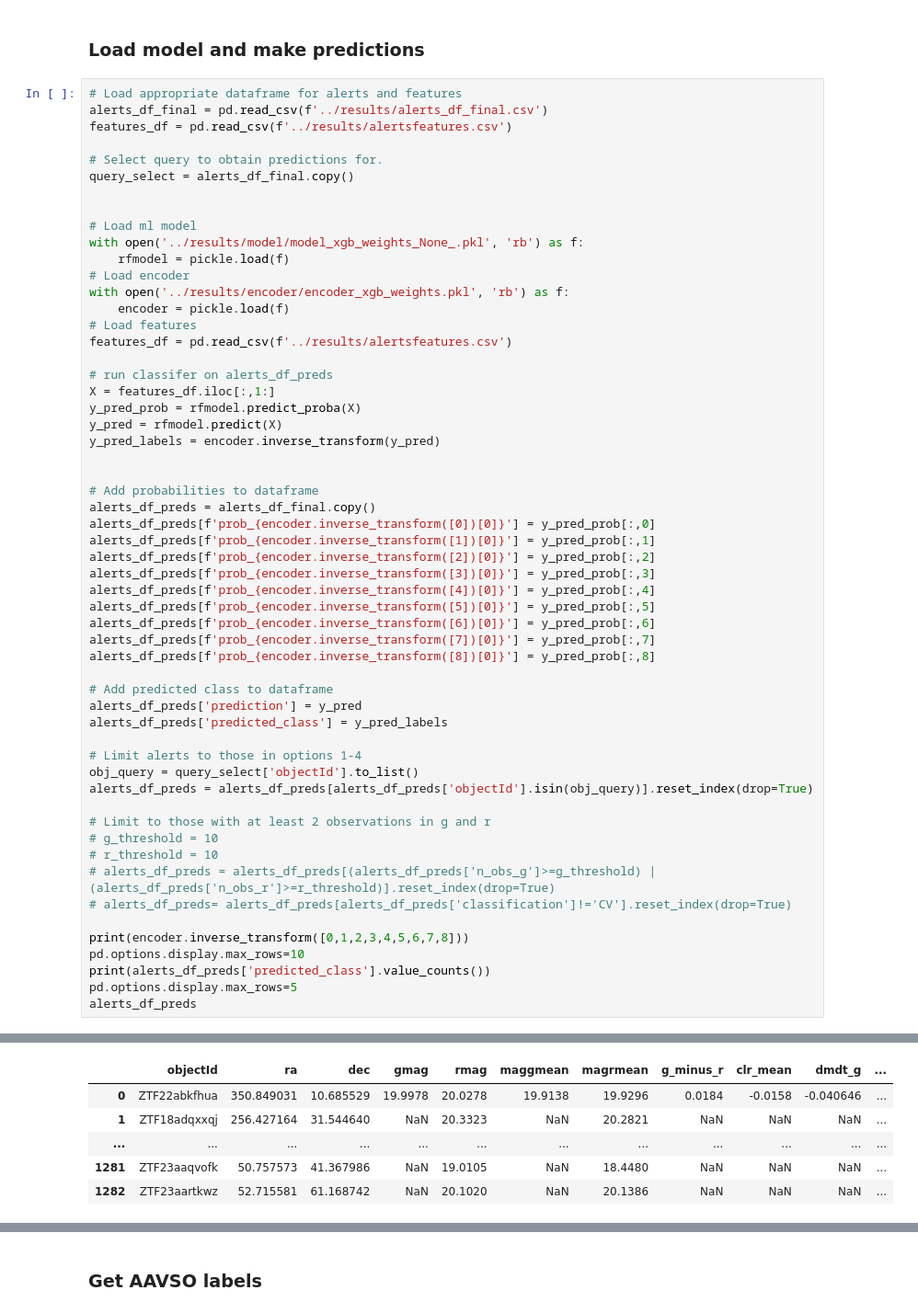
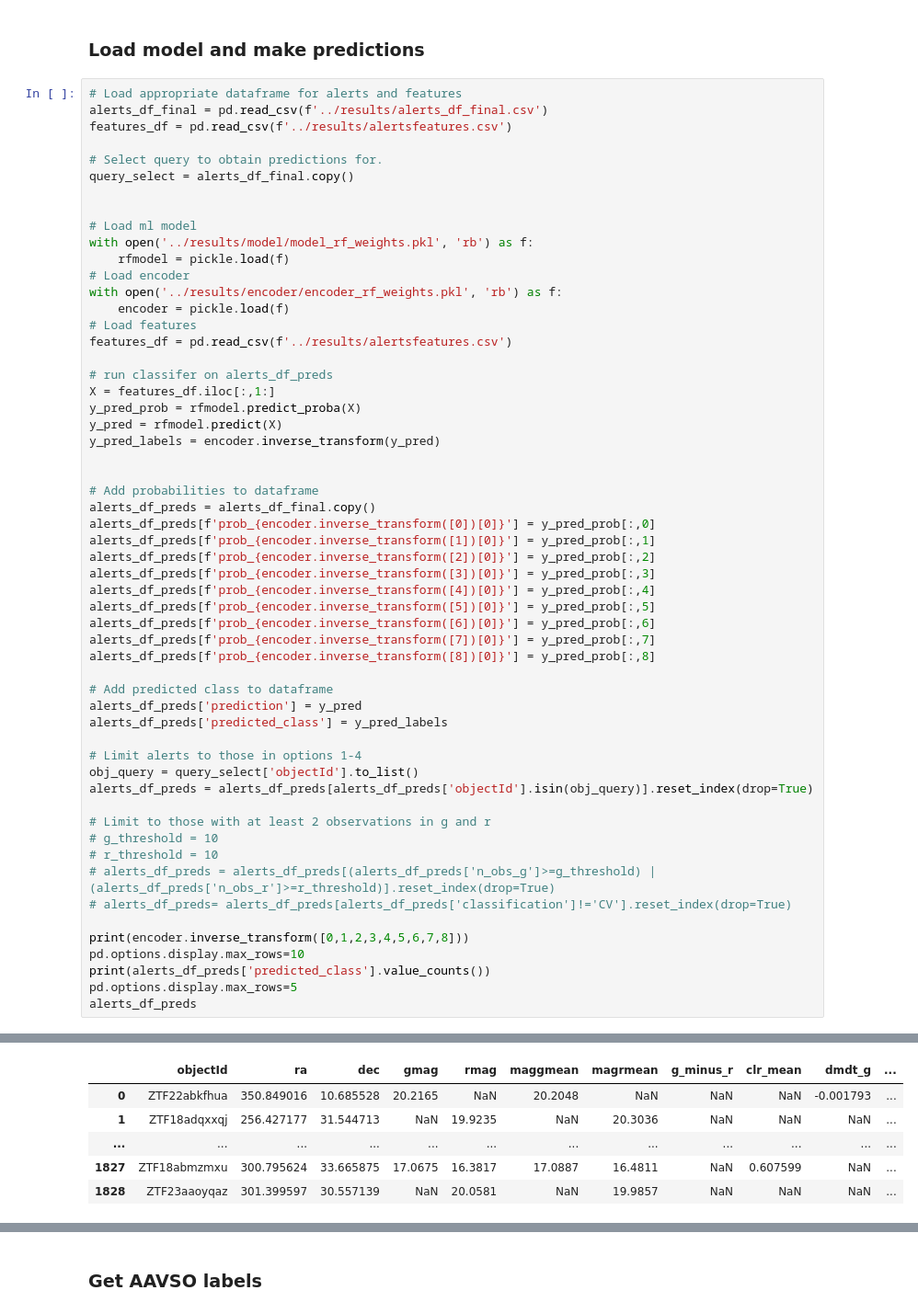
Before and after one commit to dharmesh1007/ZTF_code, a Jupyter notebook: source/8-lasair_filter.ipynb, the cells around one changed output, grey strips where cells are left out. Shown at 92% size. Cells and saved outputs as stored; diff of their text form.

```diff
--- a/source/8-lasair_filter.ipynb
+++ b/source/8-lasair_filter.ipynb
@@ -748,10 +748,10 @@ query_select = alerts_df_final.copy()
 
 
 # Load ml model
-with open('../results/model/model_xgb_weights_None_.pkl', 'rb') as f:
+with open('../results/model/model_rf_weights.pkl', 'rb') as f:
     rfmodel = pickle.load(f)
 # Load encoder
-with open('../results/encoder/encoder_xgb_weights.pkl', 'rb') as f:
+with open('../results/encoder/encoder_rf_weights.pkl', 'rb') as f:
     encoder = pickle.load(f)
 # Load features
 features_df = pd.read_csv(f'../results/alertsfeatures.csv')
@@ -809,7 +809,7 @@ int_polar              6
 Name: predicted_class, dtype: int64
 |  | objectId | ra | dec | gmag | rmag | maggmean | magrmean | g_minus_r | clr_mean | dmdt_g | ... |
-| 0 | ZTF22abkfhua | 350.849031 | 10.685529 | 19.9978 | 20.0278 | 19.9138 | 19.9296 | 0.0184 | -0.0158 | -0.040646 | ... |
-| 1 | ZTF18adqxxqj | 256.427164 | 31.544640 | NaN | 20.3323 | NaN | 20.2821 | NaN | NaN | NaN | ... |
+| 0 | ZTF22abkfhua | 350.849016 | 10.685528 | 20.2165 | NaN | 20.2048 | NaN | NaN | NaN | -0.001793 | ... |
+| 1 | ZTF18adqxxqj | 256.427177 | 31.544713 | NaN | 19.9235 | NaN | 20.3036 | NaN | NaN | NaN | ... |
 | ... | ... | ... | ... | ... | ... | ... | ... | ... | ... | ... | ... |
-| 1281 | ZTF23aaqvofk | 50.757573 | 41.367986 | NaN | 19.0105 | NaN | 18.4480 | NaN | NaN | NaN | ... |
-| 1282 | ZTF23aartkwz | 52.715581 | 61.168742 | NaN | 20.1020 | NaN | 20.1386 | NaN | NaN | NaN | ... |
+| 1827 | ZTF18abmzmxu | 300.795624 | 33.665875 | 17.0675 | 16.3817 | 17.0887 | 16.4811 | NaN | 0.607599 | NaN | ... |
+| 1828 | ZTF23aaoyqaz | 301.399597 | 30.557139 | NaN | 20.0581 | NaN | 19.9857 | NaN | NaN | NaN | ... |
```
Also changed, not shown: parts of 13 cells of this notebook, 29 other files.
